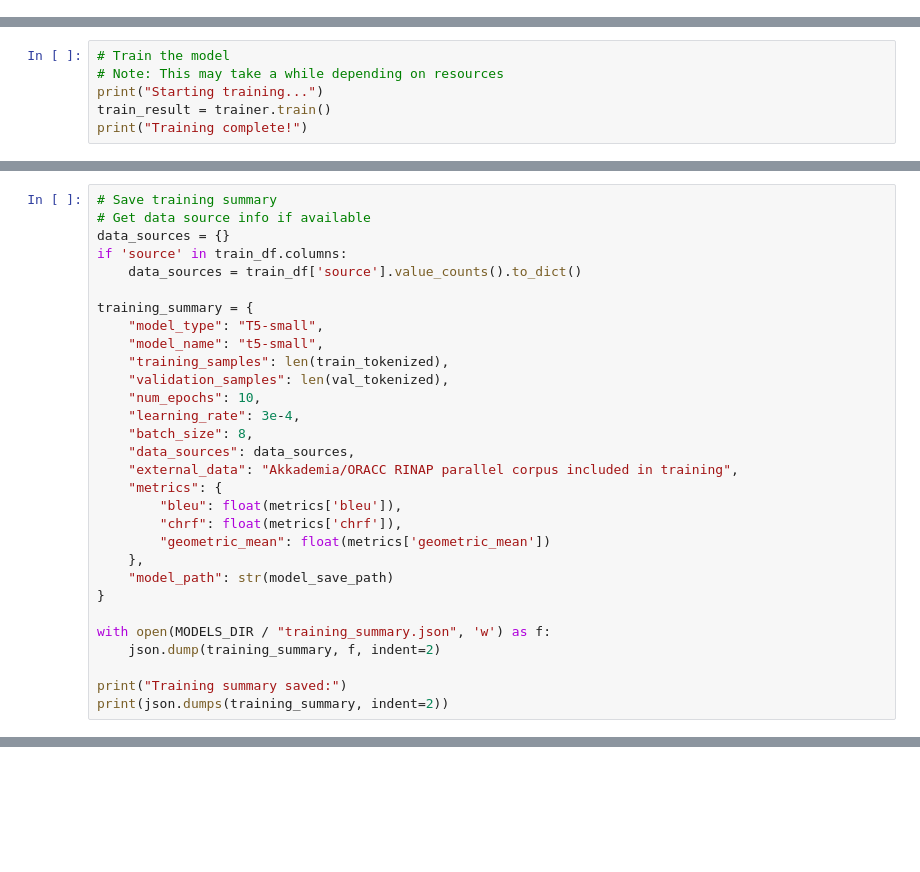
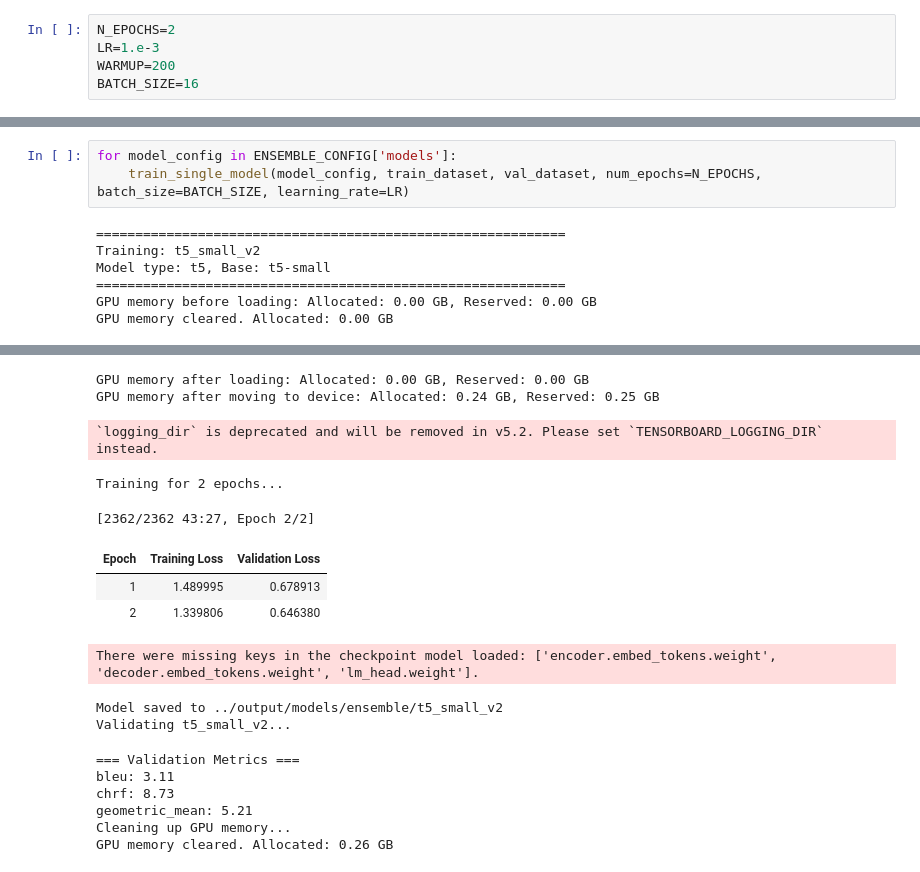
Before and after one commit to kwierman/DeepPastAkkadian, a Jupyter notebook: notebooks/04_model_training.ipynb, the cells around one changed output, grey strips where cells are left out. Saved outputs shown, nothing was run; the diff lists cells and outputs as text; blank space fills up the shorter version.

```diff
--- a/notebooks/04_model_training.ipynb
+++ b/notebooks/04_model_training.ipynb
@@ -36 +20,6 @@ if torch.cuda.is_available():
+# %%
+N_EPOCHS=2
+LR=1.e-3
+WARMUP=200
+BATCH_SIZE=16
 # %%
@@ -208,6 +270,0 @@ print("Trainer created")
-# %%
-# Train the model
-# Note: This may take a while depending on resources
-print("Starting training...")
-train_result = trainer.train()
-print("Training complete!")
@@ -302,30 +270,0 @@ print(f"Loss plot saved")
-# %%
-# Save training summary
-# Get data source info if available
-data_sources = {}
-if 'source' in train_df.columns:
-    data_sources = train_df['source'].value_counts().to_dict()
-
-training_summary = {
-    "model_type": "T5-small",
-    "model_name": "t5-small",
-    "training_samples": len(train_tokenized),
-    "validation_samples": len(val_tokenized),
-    "num_epochs": 10,
-    "learning_rate": 3e-4,
-    "batch_size": 8,
-    "data_sources": data_sources,
-    "external_data": "Akkademia/ORACC RINAP parallel corpus included in training",
-    "metrics": {
-        "bleu": float(metrics['bleu']),
-        "chrf": float(metrics['chrf']),
-        "geometric_mean": float(metrics['geometric_mean'])
-    },
-    "model_path": str(model_save_path)
-}
-
-with open(MODELS_DIR / "training_summary.json", 'w') as f:
-    json.dump(training_summary, f, indent=2)
-
-print("Training summary saved:")
-print(json.dumps(training_summary, indent=2))
@@ -333,0 +410,10 @@ print(json.dumps(training_summary, indent=2))
+# %%
+for model_config in ENSEMBLE_CONFIG['models']:
+    train_single_model(model_config, train_dataset, val_dataset, num_epochs=N_EPOCHS, batch_size=BATCH_SIZE, learning_rate=LR)
+# %% [output]
+============================================================
+Training: t5_small_v2
+Model type: t5, Base: t5-small
+============================================================
+GPU memory before loading: Allocated: 0.00 GB, Reserved: 0.00 GB
+GPU memory cleared. Allocated: 0.00 GB
@@ -334,3 +421,20 @@ print(json.dumps(training_summary, indent=2))
+GPU memory after loading: Allocated: 0.00 GB, Reserved: 0.00 GB
+GPU memory after moving to device: Allocated: 0.24 GB, Reserved: 0.25 GB
+`logging_dir` is deprecated and will be removed in v5.2. Please set `TENSORBOARD_LOGGING_DIR` instead.
+Training for 2 epochs...
+[2362/2362 43:27, Epoch 2/2]
+| Epoch | Training Loss | Validation Loss |
+| 1 | 1.489995 | 0.678913 |
+| 2 | 1.339806 | 0.646380 |
+There were missing keys in the checkpoint model loaded: ['encoder.embed_tokens.weight', 'decoder.embed_tokens.weight', 'lm_head.weight'].
+Model saved to ../output/models/ensemble/t5_small_v2
+Validating t5_small_v2...
+=== Validation Metrics ===
+bleu: 3.11
+chrf: 8.73
+geometric_mean: 5.21
+Cleaning up GPU memory...
+GPU memory cleared. Allocated: 0.26 GB
 # %%
 # List all saved models
 print("Saved models and files:")
```
Also changed, not shown: parts of 45 cells of this notebook, 4 other files.
